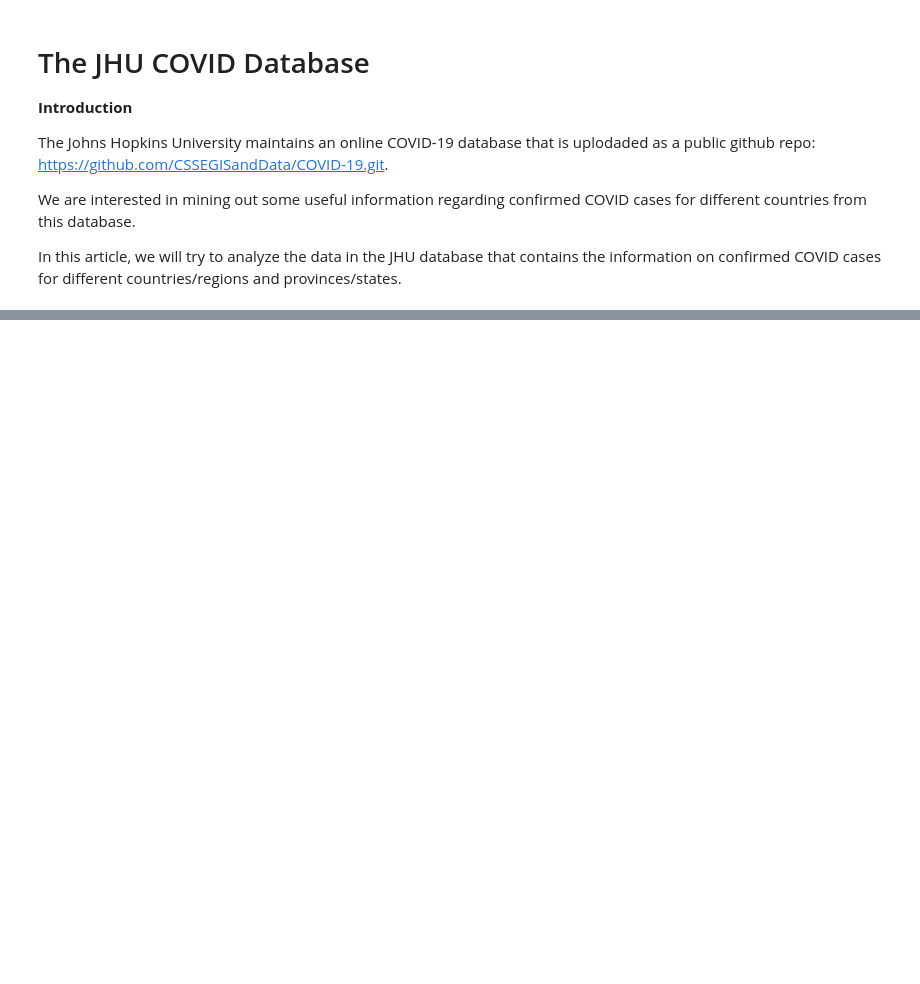
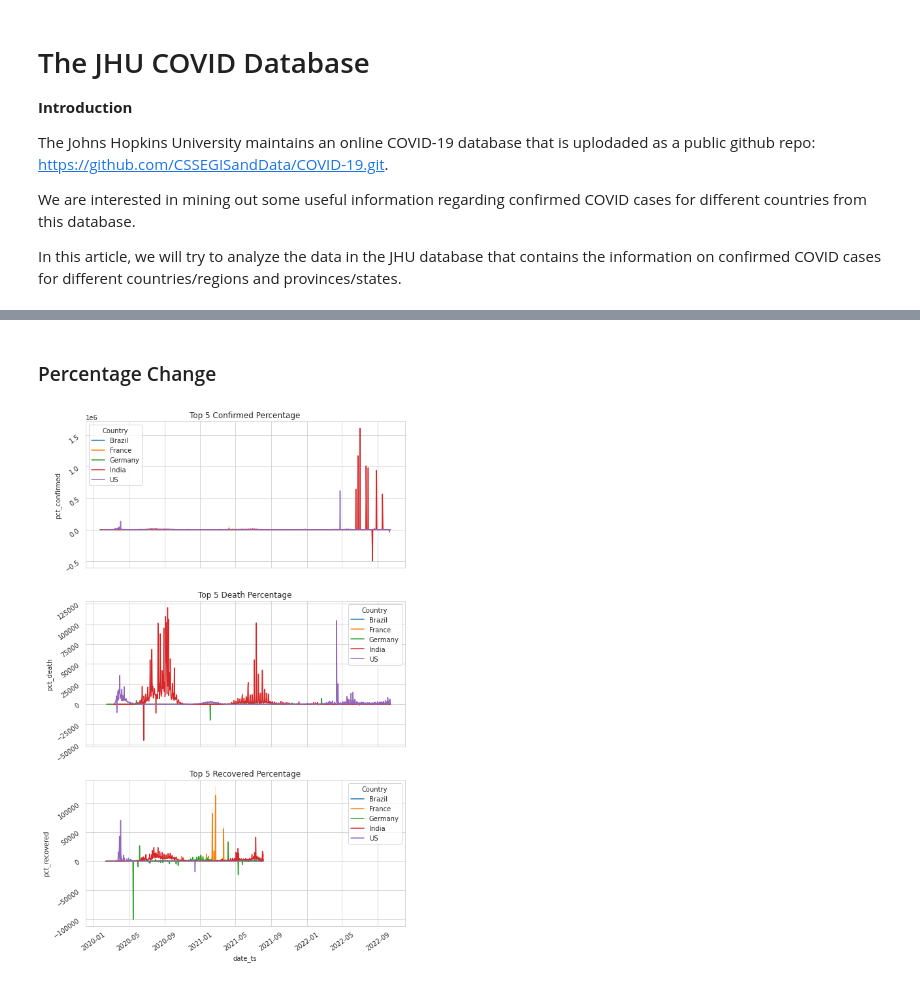
Before and after one commit to debanjansaha-git/Deb-NEU-DataAnalytics-Fall22, a Jupyter notebook: JohnHopkinsCovidData/JHU_Covid_Data.ipynb, the cells around one changed output, grey strips where cells are left out. Saved outputs shown, nothing was run; the diff lists cells and outputs as text; code cells hidden in the pictures; blank space fills up the shorter version.

```diff
--- a/JohnHopkinsCovidData/JHU_Covid_Data.ipynb
+++ b/JohnHopkinsCovidData/JHU_Covid_Data.ipynb
@@ -184,0 +204,25 @@ plt.show()
+# %% [markdown]
+### Percentage Change
+# %%
+sub_df['pct_confirmed'] = sub_df['confirm_val'].pct_change() * 100
+sub_df['pct_death'] = sub_df['death_val'].pct_change() * 100
+sub_df['pct_recovered'] = sub_df['recov_val'].pct_change() * 100
+# %%
+fig, axs =  plt.subplots(3, 1, figsize = (8, 12), squeeze=True, sharex=True)
+
+sns.lineplot(data=sub_df, x="date_ts", y="pct_confirmed", hue="Country", ax=axs[0])
+axs[0].tick_params(labelrotation = 35)
+axs[0].set_title("Top 5 Confirmed Percentage")
+
+sns.lineplot(data=sub_df, x="date_ts", y="pct_death", hue="Country", ax=axs[1])
+axs[1].tick_params(labelrotation = 35)
+axs[1].set_title("Top 5 Death Percentage")
+
+sns.lineplot(data=sub_df, x="date_ts", y="pct_recovered", hue="Country", ax=axs[2])
+axs[2].tick_params(labelrotation = 35)
+axs[2].set_title("Top 5 Recovered Percentage")
+
+plt.tight_layout()
+plt.show()
+# %% [output]
+[figure, added]
```
Also changed, not shown: parts of 17 cells of this notebook, 1 other file.
